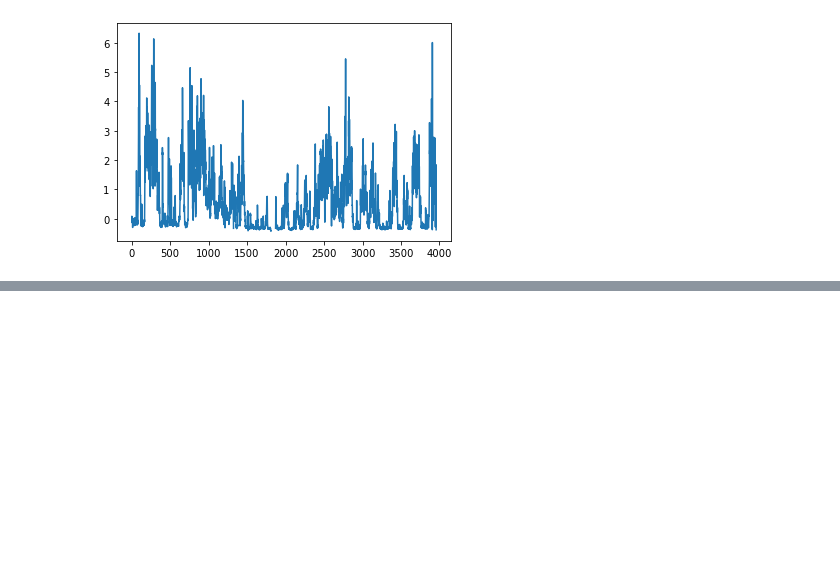
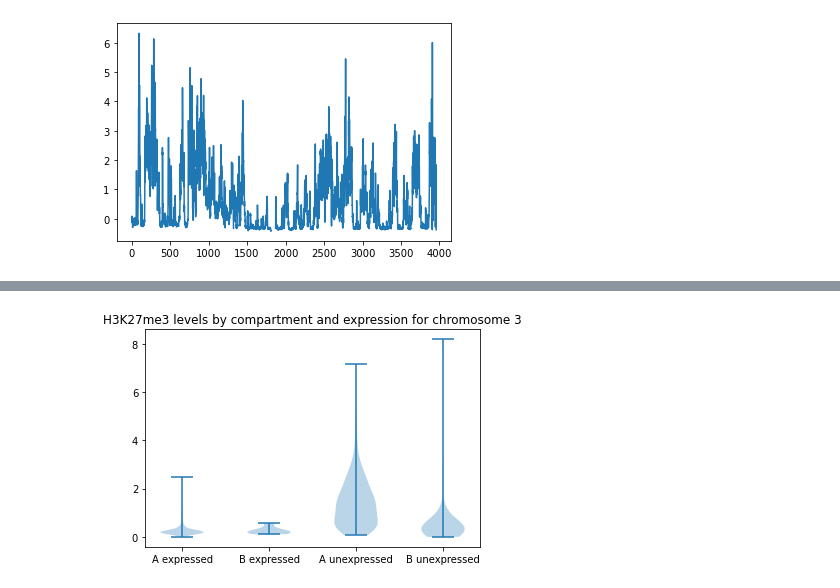
Before and after one commit to rgenner/qbb2021-answers, a Jupyter notebook: week6/HW6.ipynb, the cells around one changed output, grey strips where cells are left out. Cells and saved outputs as stored; diff of their text form; code cells hidden in the pictures; blank space fills up the shorter version.

```diff
--- a/week6/HW6.ipynb
+++ b/week6/HW6.ipynb
@@ -77,0 +292,4 @@ import matplotlib.pyplot as plt
+# %%
+col_names2 = ["chr", "start", "end", "gene", "FPKM", "strand", "methylation", "compartment"]
+ABmapped = pd.read_csv('ABmapped.bed', sep='\t', names = col_names2, header=None)
+ABmapped
@@ -77,0 +310,3 @@ import matplotlib.pyplot as plt
+# %%
+A_expressed = ABmapped.loc[(ABmapped["FPKM"] > 1.6) & (ABmapped["compartment"] == "A")]
+B_expressed = ABmapped.loc[(ABmapped["FPKM"] > 1.6) & (ABmapped["compartment"] == "B")]
@@ -77,0 +327,3 @@ import matplotlib.pyplot as plt
+# %%
+A_unexpressed = ABmapped.loc[(ABmapped["FPKM"] < 1.6) & (ABmapped["compartment"] == "A")]
+B_unexpressed = ABmapped.loc[(ABmapped["FPKM"] < 1.6) & (ABmapped["compartment"] == "B")]
@@ -77,0 +345,12 @@ import matplotlib.pyplot as plt
+# %%
+fig, ax = plt.subplots()
+
+ax.violinplot([A_expressed["methylation"], B_expressed["methylation"], A_unexpressed["methylation"], B_unexpressed["methylation"]])
+
+plt.xticks(ticks=[1, 2, 3, 4], labels = ["A expressed", "B expressed", "A unexpressed", "B unexpressed"])
+
+ax.set_title('H3K27me3 levels by compartment and expression for chromosome 3')
+
+plt.show()
+# %% [output]
+[figure, added]
```
Also changed, not shown: parts of 27 cells of this notebook.
